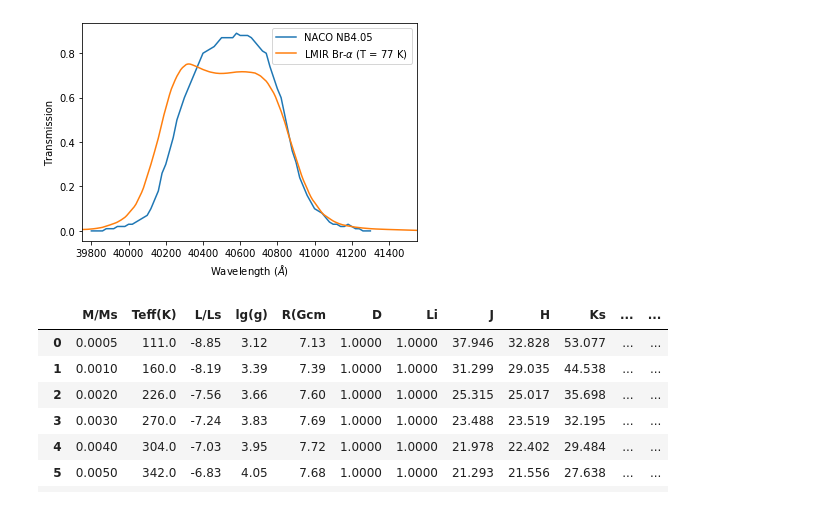
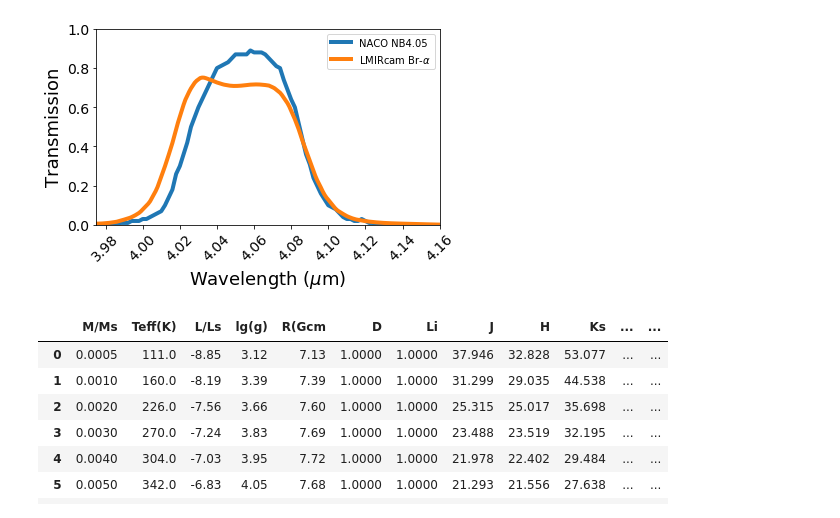
Before and after one commit to mwanakijiji/lbti_altair_fizeau, a Jupyter notebook: notebooks_for_development/convert_contrast_limits_to_masses.ipynb, the cells around one changed output. Drawn from its saved outputs; the diff is of its cells as text; code cells hidden in the pictures.

```diff
--- a/notebooks_for_development/convert_contrast_limits_to_masses.ipynb
+++ b/notebooks_for_development/convert_contrast_limits_to_masses.ipynb
@@ -76,17 +78,23 @@ lmir_bralpha_trans["Wavelength_angstr"] = np.multiply(10000.,lmir_bralpha_trans[
 # %%
 # plot filter curves
 
 plt.clf()
-plt.plot(naco_trans["angstrom"], naco_trans["transm"], label = "NACO NB4.05")
-plt.plot(lmir_bralpha_trans["Wavelength_angstr"], lmir_bralpha_trans["Trans_77"],
-         label = "LMIR Br-"+r"$\alpha$ (T = 77 K)")
-plt.xlim([39750,41550])
-plt.xlabel("Wavelength ("+r"$\AA$"+")")
-plt.ylabel("Transmission")
+plt.plot(np.divide(naco_trans["angstrom"],1e4), naco_trans["transm"], label = "NACO NB4.05", linewidth=4)
+plt.plot(np.divide(lmir_bralpha_trans["Wavelength_angstr"],1e4), lmir_bralpha_trans["Trans_77"],
+         label = "LMIRcam Br-"+r"$\alpha$", linewidth=4)
+plt.xlim([3.9750,4.1550])
+plt.ylim([0,1])
+plt.xlabel("Wavelength ("+r"$\mu$m"+")", fontsize=18)
+plt.ylabel("Transmission", fontsize=18)
+#locs, labels = xticks()
+plt.xticks(np.arange(3.98, 4.16, step=0.02), rotation=45, fontsize=14)
+plt.yticks(np.arange(0, 1.1, step=0.2), fontsize=14)
 plt.legend()
-plt.show()
+plt.tight_layout()
+plt.savefig("filter_comparizon_v2.pdf")
+#plt.show()
 # %% [output]
-[figure, old version]
+[figure, new version]
 # %%
 model_data
 # %% [output]
```
Also changed, not shown: parts of 1 cell of this notebook, 2 other files.
